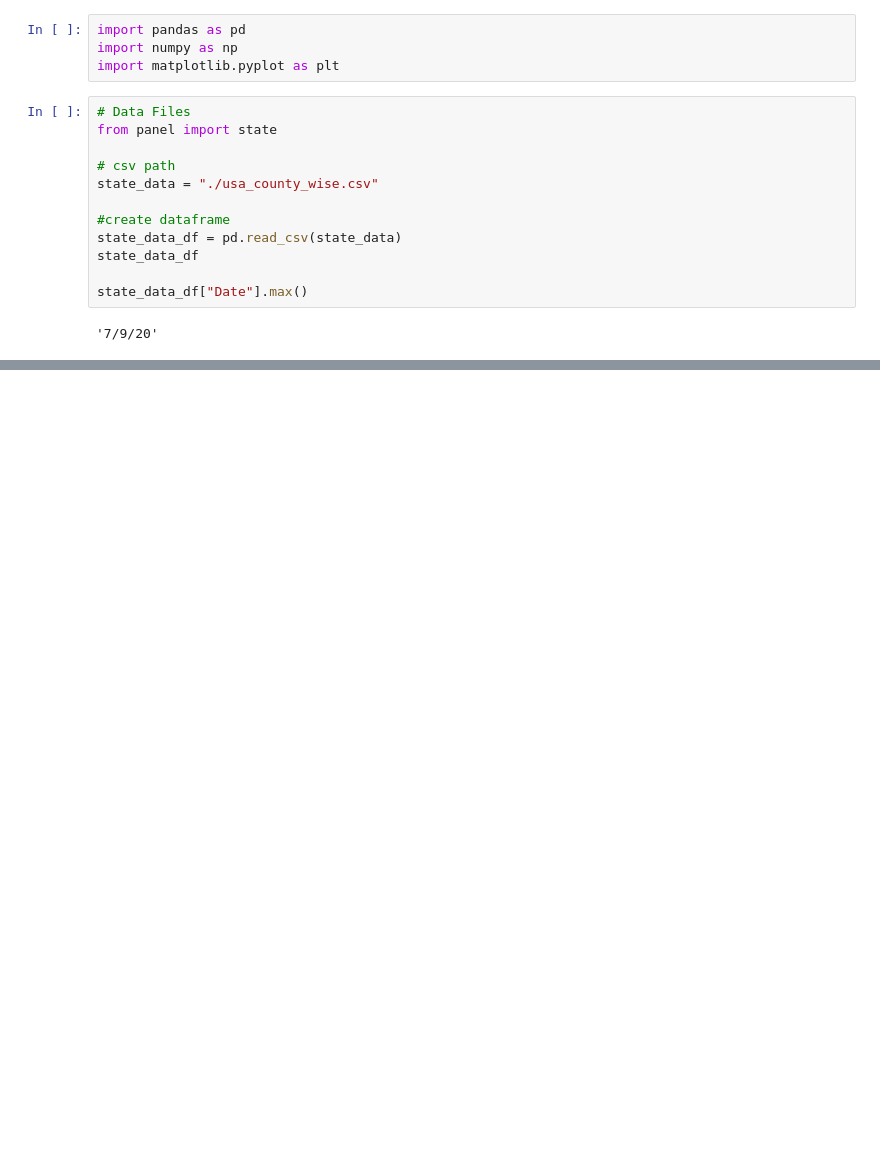
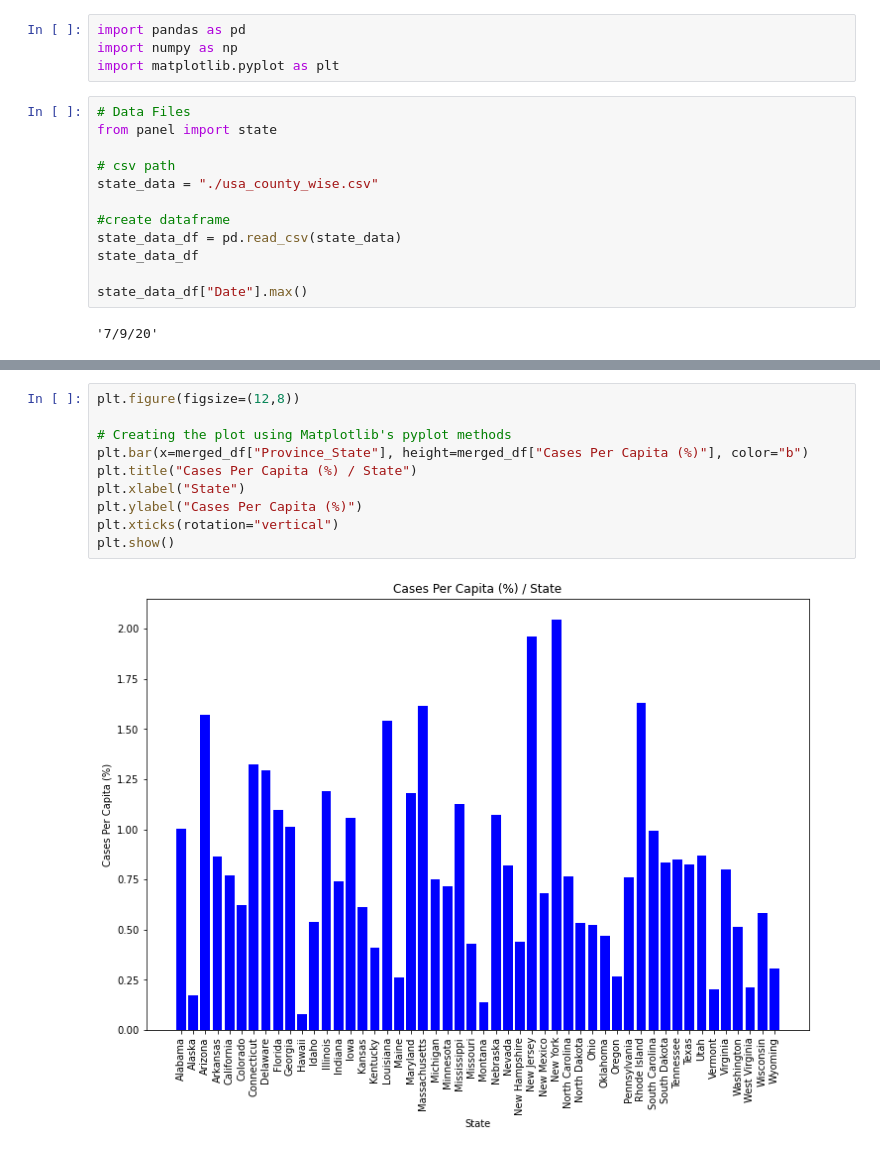
Before and after one commit to MechaBirdzilla/Project-1, a Jupyter notebook: dataframes.ipynb, the cells around one changed output, grey strips where cells are left out. Saved outputs shown, nothing was run; the diff lists cells and outputs as text; blank space fills up the shorter version.

```diff
--- a/dataframes.ipynb
+++ b/dataframes.ipynb
@@ -80,0 +152,12 @@ state_clean2_df
+# %%
+plt.figure(figsize=(12,8))
+
+# Creating the plot using Matplotlib's pyplot methods
+plt.bar(x=merged_df["Province_State"], height=merged_df["Cases Per Capita (%)"], color="b")
+plt.title("Cases Per Capita (%) / State")
+plt.xlabel("State")
+plt.ylabel("Cases Per Capita (%)")
+plt.xticks(rotation="vertical")
+plt.show()
+# %% [output]
+[figure, added]
```
Also changed, not shown: parts of 9 cells of this notebook, 2 other files.
